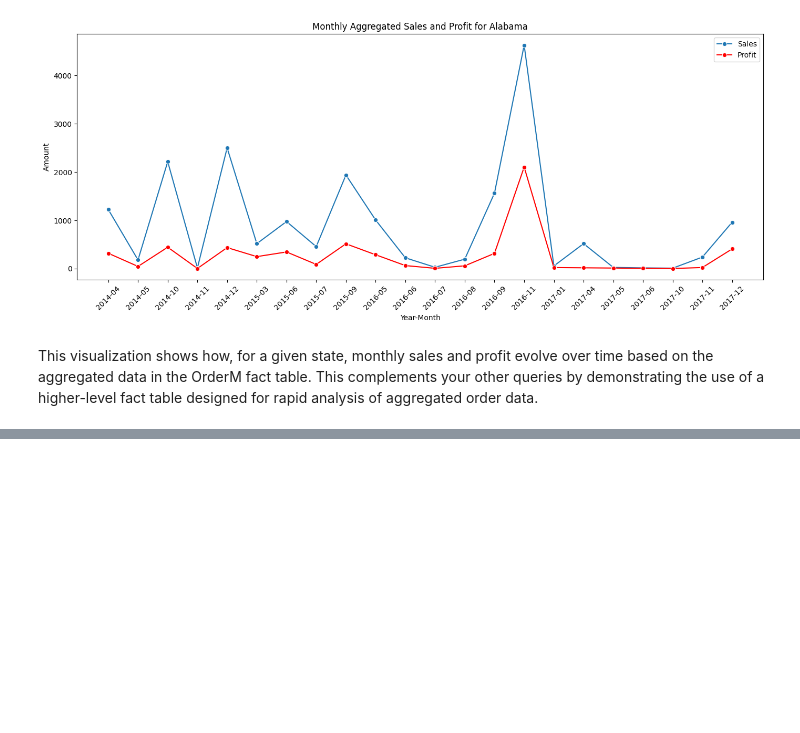
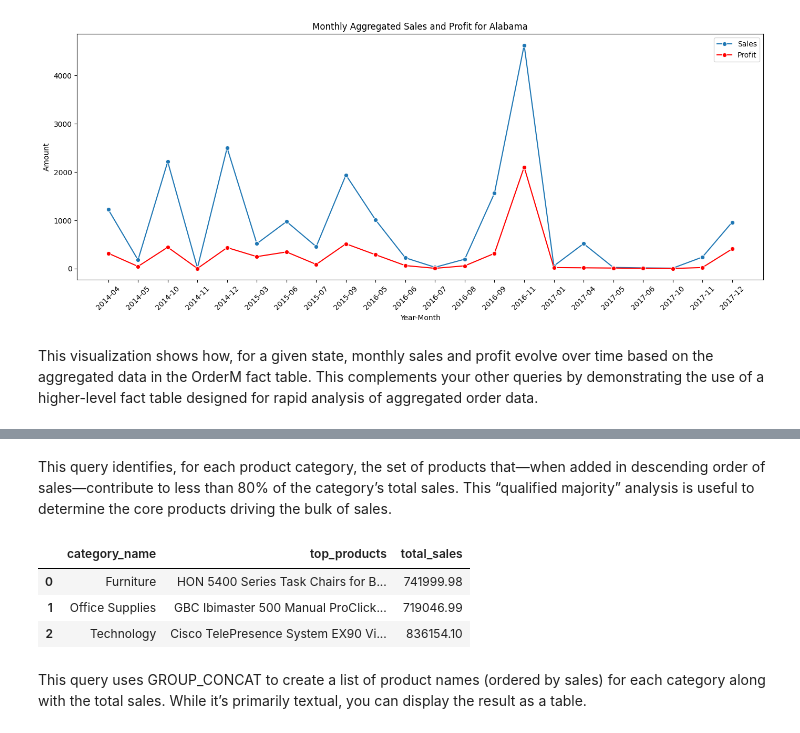
Before and after one commit to 0xAbelheira/Super-Store-DataWarehouse, a Jupyter notebook: Data_Analysis.ipynb, the cells around one changed output, grey strips where cells are left out. Cells and saved outputs as stored; diff of their text form; code cells hidden in the pictures; blank space fills up the shorter version.

```diff
--- a/Data_Analysis.ipynb
+++ b/Data_Analysis.ipynb
@@ -361,0 +408,29 @@ This visualization shows how, for a given state, monthly sales and profit evolve
+# %% [markdown]
+This query identifies, for each product category, the set of products that—when added in descending order of sales—contribute to less than 80% of the category’s total sales. This “qualified majority” analysis is useful to determine the core products driving the bulk of sales.
+# %%
+# Cell: Top Products per Category (using GROUP_CONCAT limited to top 20)
+query_concat = """
+SELECT
+    cat.category_name,
+    SUBSTRING_INDEX(
+       GROUP_CONCAT(p.product_name ORDER BY i.sales DESC SEPARATOR ', '),
+       ', ',
+       10
+    ) AS top_products,
+    SUM(i.sales) AS total_sales
+FROM Item i
+JOIN Product p ON i.product_id = p.product_id
+JOIN Category cat ON p.category_id = cat.category_id
+GROUP BY cat.category_name;
+"""
+df_concat = pd.read_sql(query_concat, conn)
+
+pd.set_option('display.max_colwidth', None)
+df_concat
+# %% [output]
+|  | category_name | top_products | total_sales |
+| 0 | Furniture | HON 5400 Series Task Chairs for B... | 741999.98 |
+| 1 | Office Supplies | GBC Ibimaster 500 Manual ProClick... | 719046.99 |
+| 2 | Technology | Cisco TelePresence System EX90 Vi... | 836154.10 |
+# %% [markdown]
+This query uses GROUP_CONCAT to create a list of product names (ordered by sales) for each category along with the total sales. While it’s primarily textual, you can display the result as a table.
```
Also changed, not shown: parts of 1 cell of this notebook.
